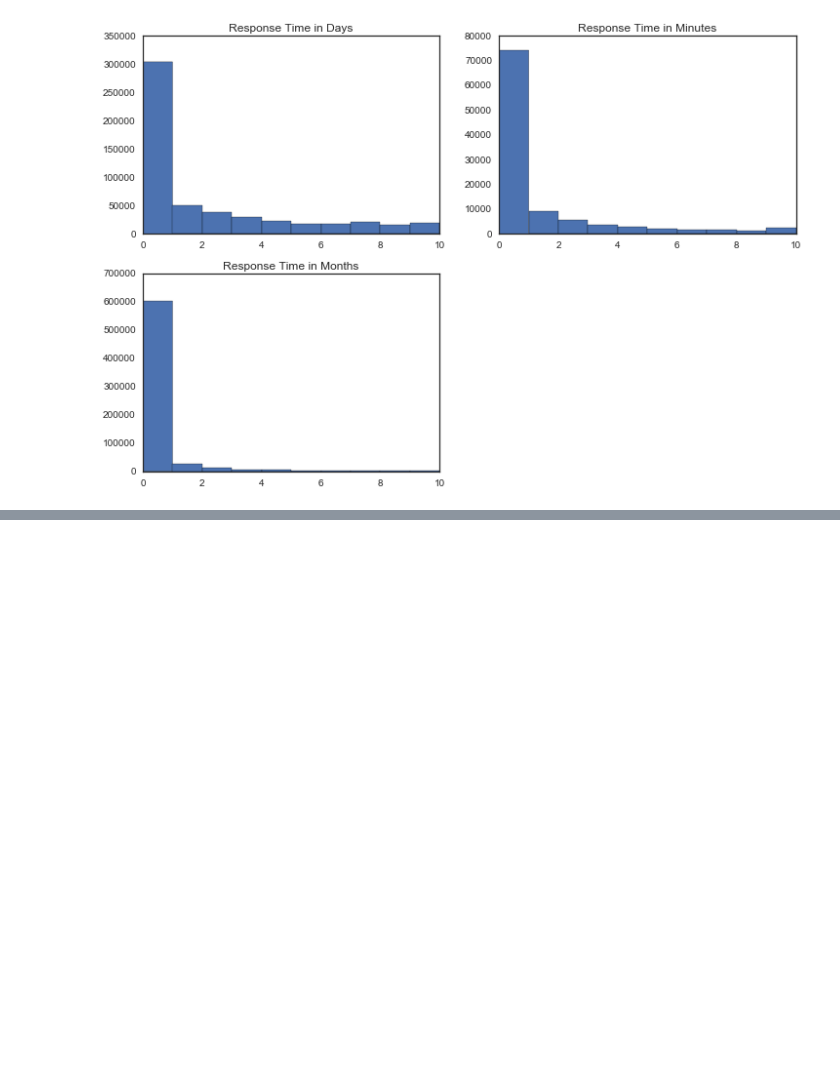
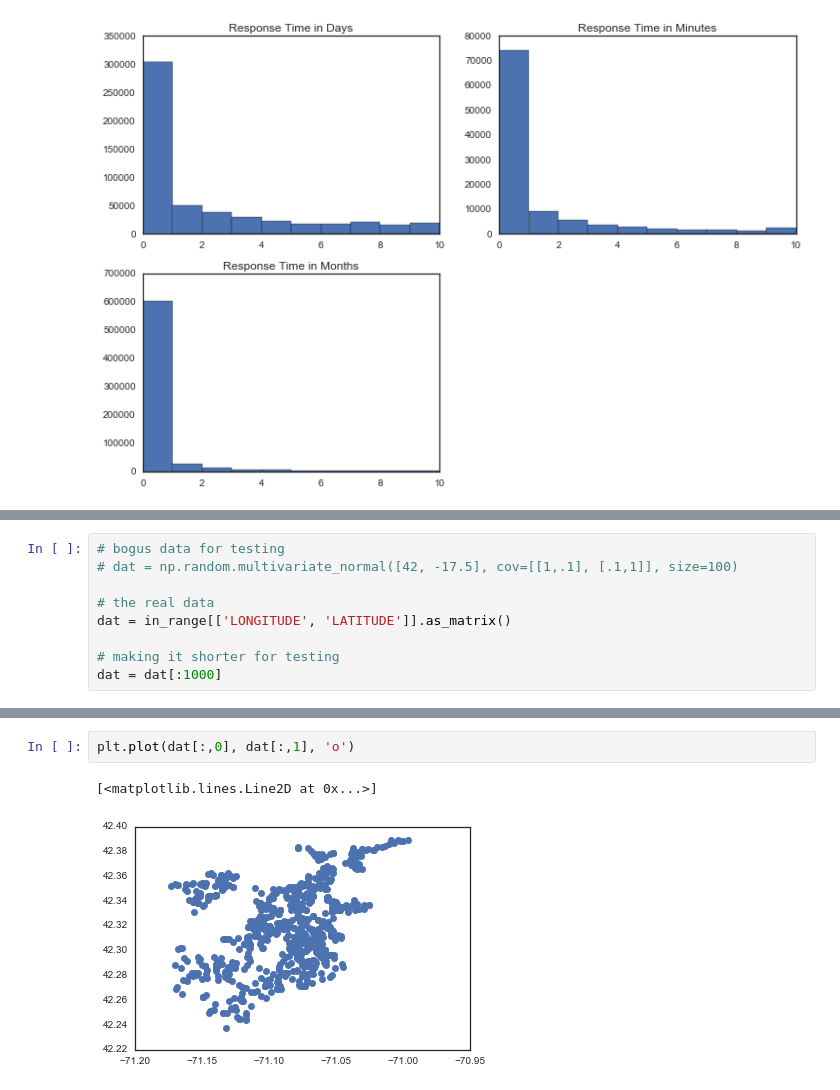
Before and after one commit to onefishy/Boston311, a Jupyter notebook: iPython/Reading in Data.ipynb, the cells around one changed output, grey strips where cells are left out. Cells and saved outputs as stored; diff of their text form; blank space fills up the shorter version.

Commit message:
reading in data file

```diff
--- a/iPython/Reading in Data.ipynb
+++ b/iPython/Reading in Data.ipynb
@@ -131,0 +190,9 @@ Timestamp('2012-01-01 00:00:00')
+# %%
+# bogus data for testing
+# dat = np.random.multivariate_normal([42, -17.5], cov=[[1,.1], [.1,1]], size=100)
+
+# the real data
+dat = in_range[['LONGITUDE', 'LATITUDE']].as_matrix()
+
+# making it shorter for testing
+dat = dat[:1000]
@@ -131,0 +231,5 @@ Timestamp('2012-01-01 00:00:00')
+# %%
+plt.plot(dat[:,0], dat[:,1], 'o')
+# %% [output]
+[<matplotlib.lines.Line2D at 0x...>]
+[figure, added]
```
Also changed, not shown: parts of 18 cells of this notebook.
